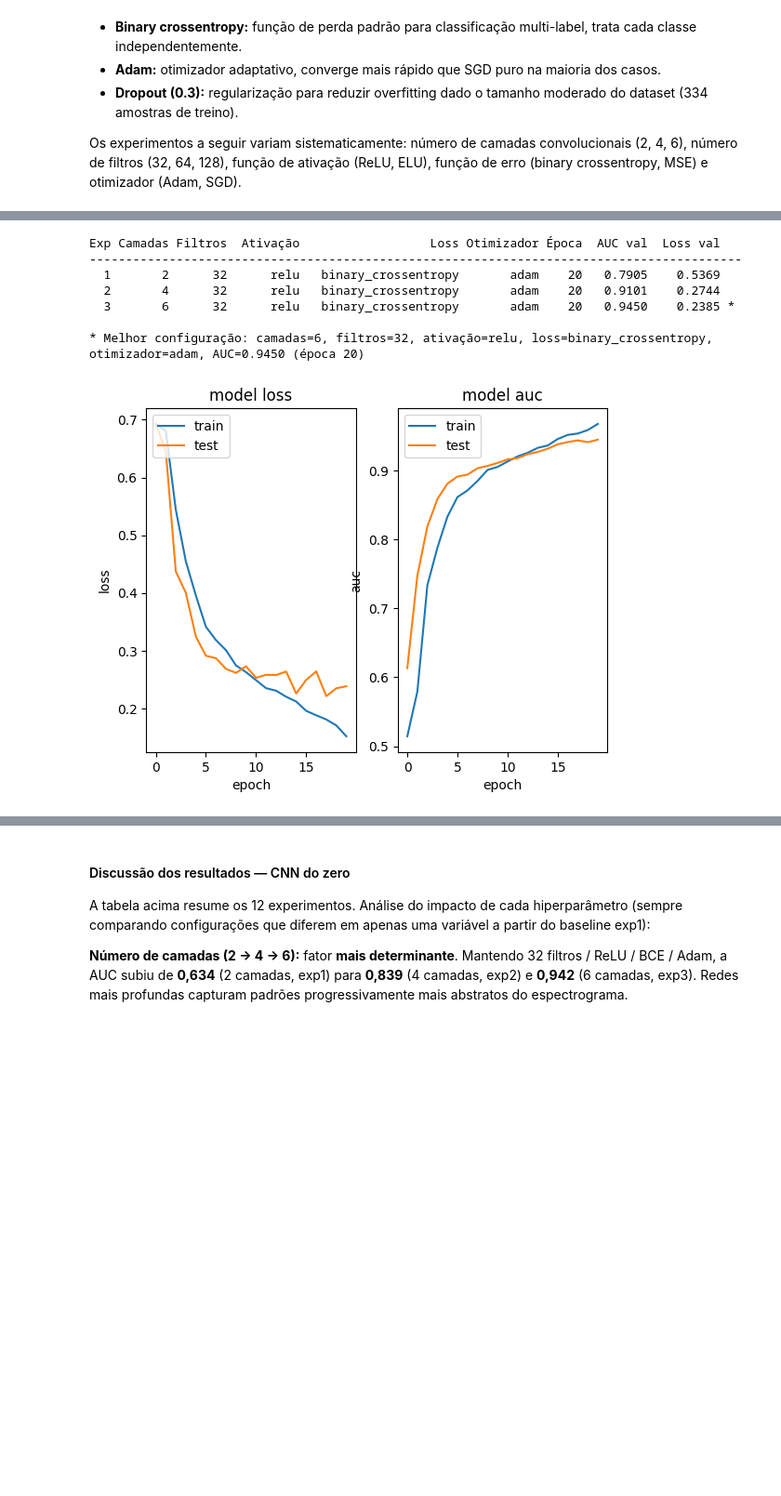
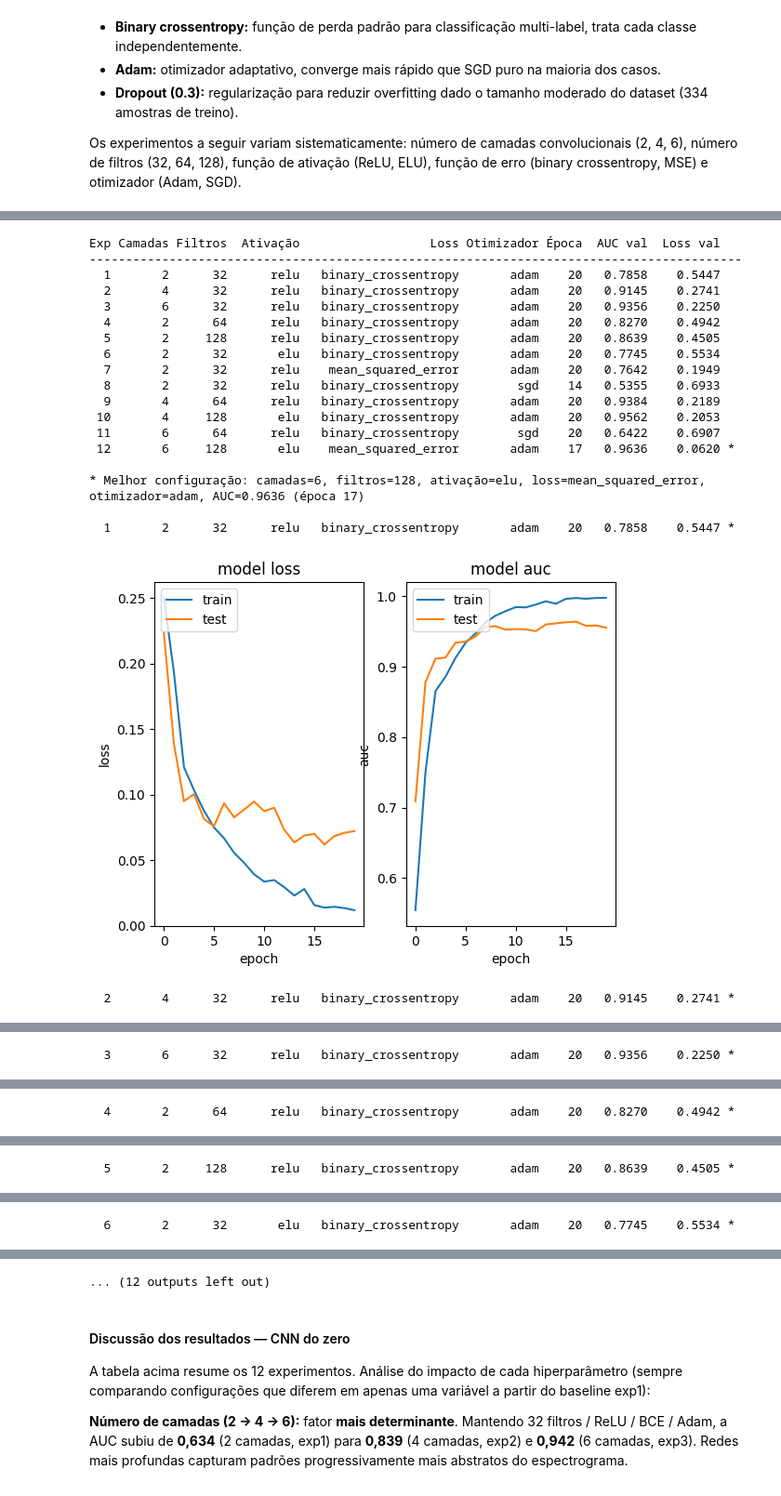
Before and after one commit to Erik-Morbach/TrabalhoGb, a Jupyter notebook: Relatório final.ipynb, the cells around one changed output, grey strips where cells are left out. Shown at 93% size. Saved outputs shown, nothing was run; the diff lists cells and outputs as text; code cells hidden in the pictures; blank space fills up the shorter version.

```diff
--- a/Relatório final.ipynb
+++ b/Relatório final.ipynb
@@ -424,36 +433,54 @@ KeyboardInterrupt:
 # %%
 print(f'{"Exp":>3} {"Camadas":>7} {"Filtros":>7} {"Ativação":>9} {"Loss":>21} {"Otimizador":>10} {"Época":>5} {"AUC val":>8} {"Loss val":>9}')
 print('-' * 90)
-best = max(cnn_results, key=lambda r: r['val_auc'])
+best = max(cnn_results, key=lambda r: max([ep[1] - ep[0] for ep in r['auc_graph']]))
 for i, r in enumerate(cnn_results):
     marker = ' *' if r is best else ''
     print(
         f'{i+1:>3} {r["n_layers"]:>7} {r["filters"]:>7} {r["activation"]:>9} '
         f'{r["loss"]:>21} {r["optimizer"]:>10} {r["best_epoch"]:>5} {r["val_auc"]:>8.4f} {r["val_loss"]:>9.4f}{marker}'
     )
 print(f'\n* Melhor configuração: camadas={best["n_layers"]}, filtros={best["filters"]}, '
       f'ativação={best["activation"]}, loss={best["loss"]}, otimizador={best["optimizer"]}, '
       f'AUC={best["val_auc"]:.4f} (época {best["best_epoch"]})')
-fig, ax = plt.subplots(1, 2)
-ax[0].plot(best['loss_graph'][0])
-ax[0].plot(best['loss_graph'][1])
-ax[0].set_title('model loss')
-ax[0].set_ylabel('loss')
-ax[0].set_xlabel('epoch')
-ax[0].legend(['train', 'test'], loc='upper left')
-ax[1].plot(best['auc_graph'][0])
-ax[1].plot(best['auc_graph'][1])
-ax[1].set_title('model auc')
-ax[1].set_ylabel('auc')
-ax[1].set_xlabel('epoch')
-ax[1].legend(['train', 'test'], loc='upper left')
-plt.show()
+print()
+for i, r in enumerate(cnn_results):
+    print(
+        f'{i+1:>3} {r["n_layers"]:>7} {r["filters"]:>7} {r["activation"]:>9} '
+        f'{r["loss"]:>21} {r["optimizer"]:>10} {r["best_epoch"]:>5} {r["val_auc"]:>8.4f} {r["val_loss"]:>9.4f}{marker}'
+    )
+    fig, ax = plt.subplots(1, 2)
+    ax[0].plot(best['loss_graph'][0])
+    ax[0].plot(best['loss_graph'][1])
+    ax[0].set_title('model loss')
+    ax[0].set_ylabel('loss')
+    ax[0].set_xlabel('epoch')
+    ax[0].legend(['train', 'test'], loc='upper left')
+    ax[1].plot(best['auc_graph'][0])
+    ax[1].plot(best['auc_graph'][1])
+    ax[1].set_title('model auc')
+    ax[1].set_ylabel('auc')
+    ax[1].set_xlabel('epoch')
+    ax[1].legend(['train', 'test'], loc='upper left')
+    plt.show()
 # %% [output]
 Exp Camadas Filtros  Ativação                  Loss Otimizador Época  AUC val  Loss val
 ------------------------------------------------------------------------------------------
-  1       2      32      relu   binary_crossentropy       adam    20   0.7905    0.5369
-  2       4      32      relu   binary_crossentropy       adam    20   0.9101    0.2744
-  3       6      32      relu   binary_crossentropy       adam    20   0.9450    0.2385 *
+  1       2      32      relu   binary_crossentropy       adam    20   0.7858    0.5447
+  2       4      32      relu   binary_crossentropy       adam    20   0.9145    0.2741
+  3       6      32      relu   binary_crossentropy       adam    20   0.9356    0.2250
+  4       2      64      relu   binary_crossentropy       adam    20   0.8270    0.4942
+  5       2     128      relu   binary_crossentropy       adam    20   0.8639    0.4505
+  6       2      32       elu   binary_crossentropy       adam    20   0.7745    0.5534
+  7       2      32      relu    mean_squared_error       adam    20   0.7642    0.1949
+  8       2      32      relu   binary_crossentropy        sgd    14   0.5355    0.6933
+  9       4      64      relu   binary_crossentropy       adam    20   0.9384    0.2189
+ 10       4     128       elu   binary_crossentropy       adam    20   0.9562    0.2053
+ 11       6      64      relu   binary_crossentropy        sgd    20   0.6422    0.6907
+ 12       6     128       elu    mean_squared_error       adam    17   0.9636    0.0620 *
 
-* Melhor configuração: camadas=6, filtros=32, ativação=relu, loss=binary_crossentropy, otimizador=adam, AUC=0.9450 (época 20)
+* Melhor configuração: camadas=6, filtros=128, ativação=elu, loss=mean_squared_error, otimizador=adam, AUC=0.9636 (época 17)
+
+  1       2      32      relu   binary_crossentropy       adam    20   0.7858    0.5447 *
-[figure, old version]
+[figure, new version]
+  2       4      32      relu   binary_crossentropy       adam    20   0.9145    0.2741 *
@@ -459,0 +488 @@ Exp Camadas Filtros  Ativação                  Loss Otimizador Época  AUC val
+  3       6      32      relu   binary_crossentropy       adam    20   0.9356    0.2250 *
@@ -459,0 +490 @@ Exp Camadas Filtros  Ativação                  Loss Otimizador Época  AUC val
+  4       2      64      relu   binary_crossentropy       adam    20   0.8270    0.4942 *
@@ -459,0 +492 @@ Exp Camadas Filtros  Ativação                  Loss Otimizador Época  AUC val
+  5       2     128      relu   binary_crossentropy       adam    20   0.8639    0.4505 *
@@ -459,0 +494 @@ Exp Camadas Filtros  Ativação                  Loss Otimizador Época  AUC val
+  6       2      32       elu   binary_crossentropy       adam    20   0.7745    0.5534 *
@@ -460,3 +496,4 @@ Exp Camadas Filtros  Ativação                  Loss Otimizador Época  AUC val
+... (12 outputs left out)
 # %% [markdown]
 #### Discussão dos resultados — CNN do zero
 
```
Also changed, not shown: parts of 3 cells of this notebook.
